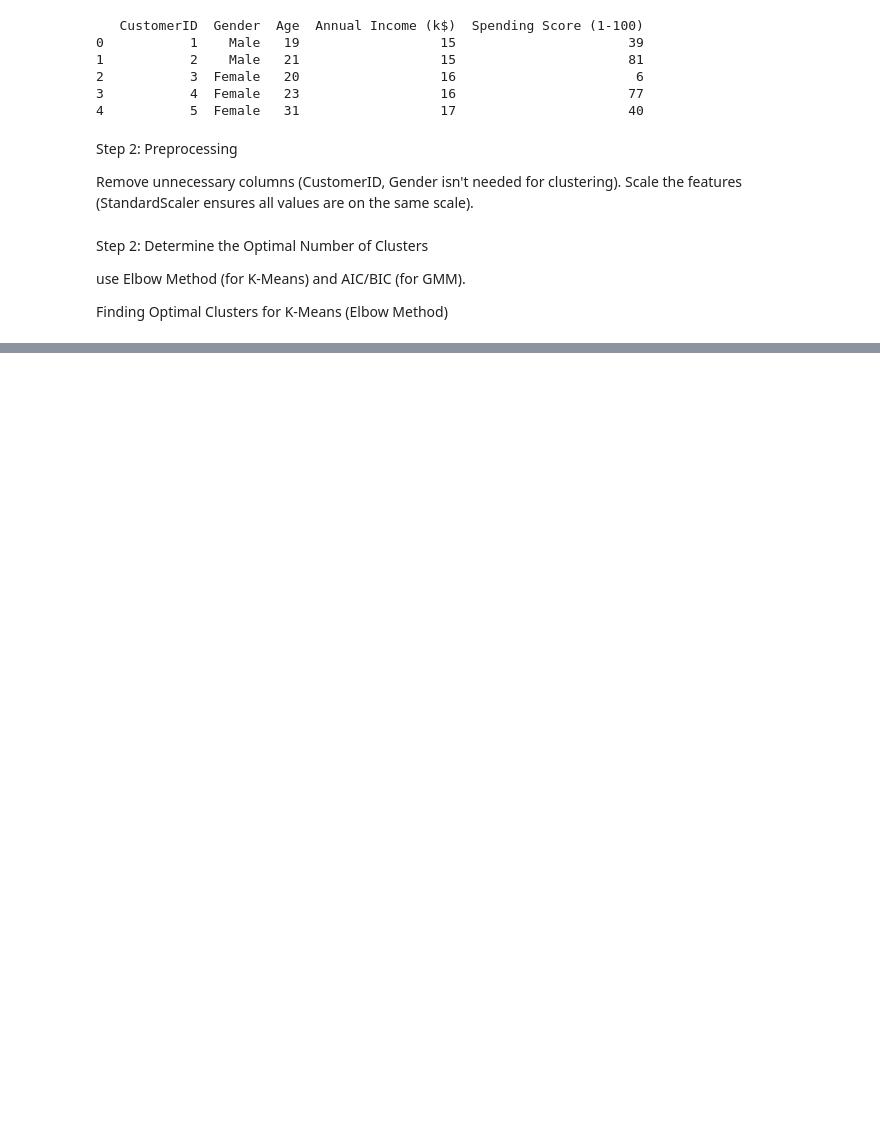
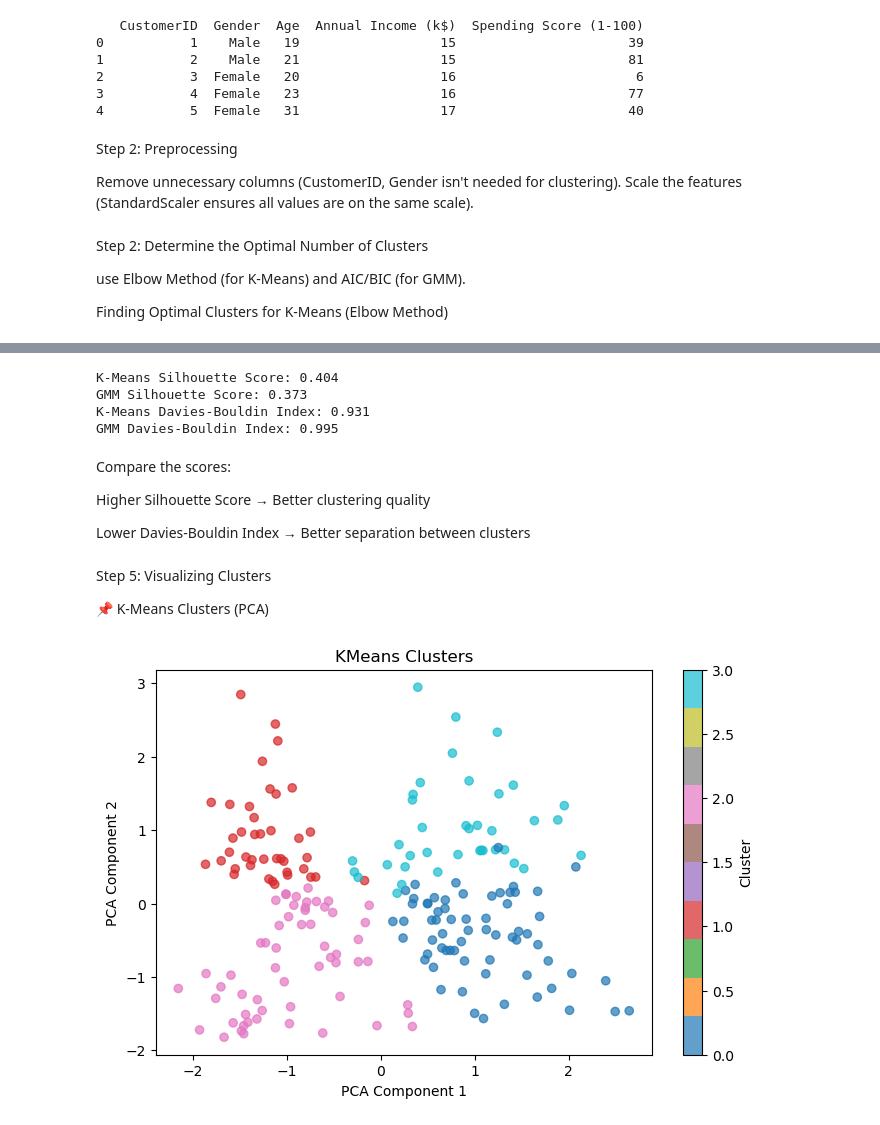
Before and after one commit to vishnuas22/Machine-Learning, a Jupyter notebook: 19.04 Gaussian Mixture VS KMeans.ipynb, the cells around one changed output, grey strips where cells are left out. Drawn from its saved outputs; the diff is of its cells as text; code cells hidden in the pictures; blank space fills up the shorter version.

```diff
--- a/19.04 Gaussian Mixture VS KMeans.ipynb
+++ b/19.04 Gaussian Mixture VS KMeans.ipynb
@@ -70,0 +135,16 @@ for i in range(2,11):
+# %%
+# Train K-Means with optimal K (assume best is 4)
+
+kmeans = KMeans(n_clusters=4, random_state=42, n_init=10)
+
+kmeans.fit(X_scaled)
+
+df['Kmeans Cluster'] = kmeans.labels_
+# %%
+# Train GMM with optimal n_components (assume best is 4)
+
+gmm = GaussianMixture(n_components=4, covariance_type='full', random_state=42)
+
+gmm.fit(X_scaled)
+
+df['GMM Cluster'] = gmm.predict(X_scaled)
@@ -70,0 +168,56 @@ for i in range(2,11):
+# %%
+# Compute evaluation metrics
+
+kmeans_sil = silhouette_score(X_scaled, df['Kmeans Cluster'])
+
+gmm_sil = silhouette_score(X_scaled, df['GMM Cluster'] )
+
+kmeans_db = davies_bouldin_score(X_scaled, df['Kmeans Cluster'])
+
+gmm_db = davies_bouldin_score(X_scaled, df['GMM Cluster'] )
+
+
+print(f"K-Means Silhouette Score: {kmeans_sil:.3f}")
+print(f"GMM Silhouette Score: {gmm_sil:.3f}")
+print(f"K-Means Davies-Bouldin Index: {kmeans_db:.3f}")
+print(f"GMM Davies-Bouldin Index: {gmm_db:.3f}")
+# %% [output]
+K-Means Silhouette Score: 0.404
+GMM Silhouette Score: 0.373
+K-Means Davies-Bouldin Index: 0.931
+GMM Davies-Bouldin Index: 0.995
+# %% [markdown]
+Compare the scores:
+
+Higher Silhouette Score → Better clustering quality
+
+Lower Davies-Bouldin Index → Better separation between clusters
+# %% [markdown]
+Step 5: Visualizing Clusters
+
+📌 K-Means Clusters (PCA)
+# %%
+# Reduce dimensions with PCA
+
+pca = PCA(n_components=2)
+
+X_pca = pca.fit_transform(X_scaled)
+
+
+# Scatter plot
+
+plt.figure(figsize=(8,5))
+
+plt.scatter(X_pca[:,0],X_pca[:,1], c=df['Kmeans Cluster'], cmap='tab10',alpha=0.7)
+
+plt.xlabel('PCA Component 1')
+
+plt.ylabel('PCA Component 2')
+
+plt.title('KMeans Clusters')
+
+plt.colorbar(label='Cluster')
+
+plt.show()
+# %% [output]
+[figure, added]
```
Also changed, not shown: parts of 15 cells of this notebook.
